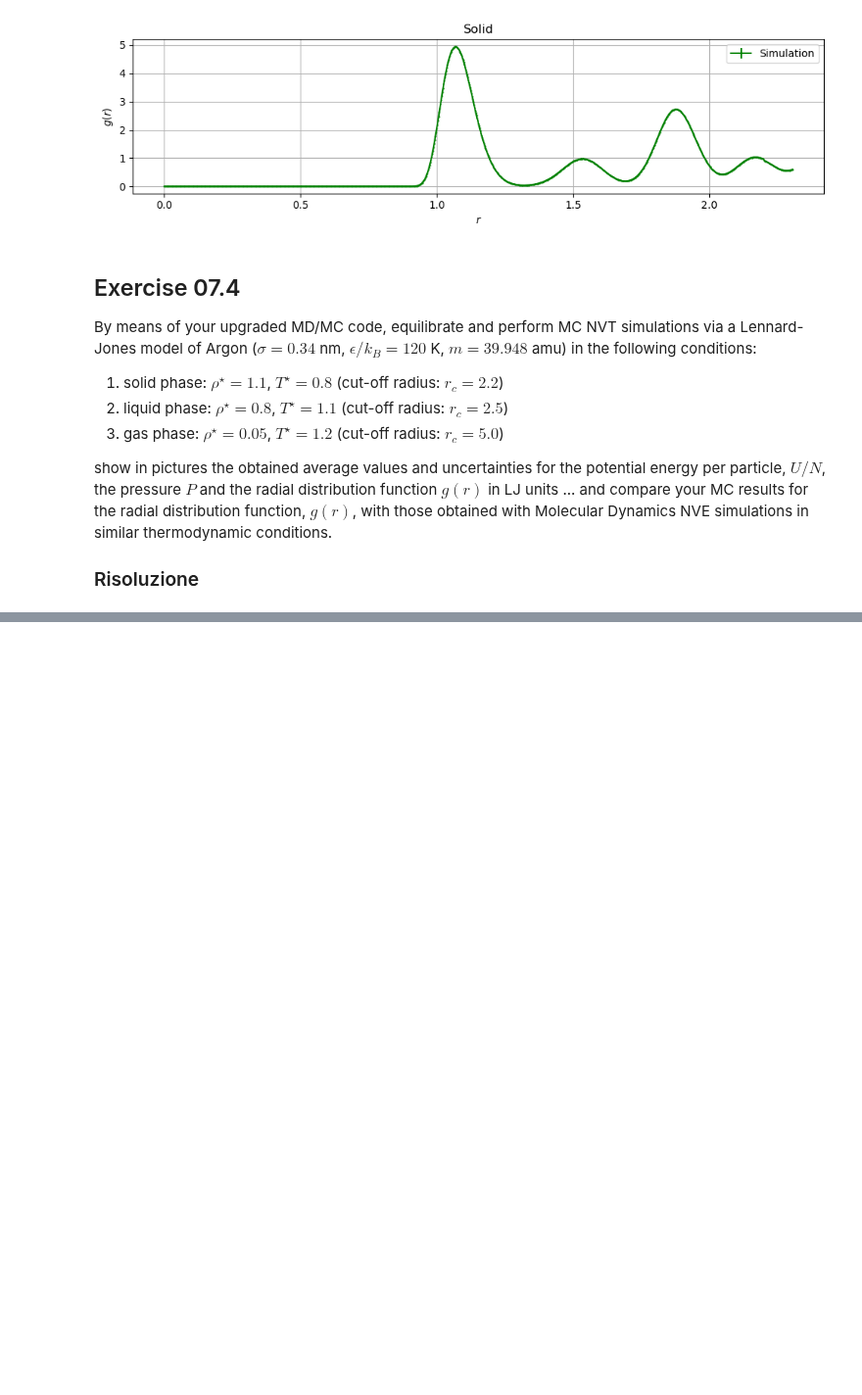
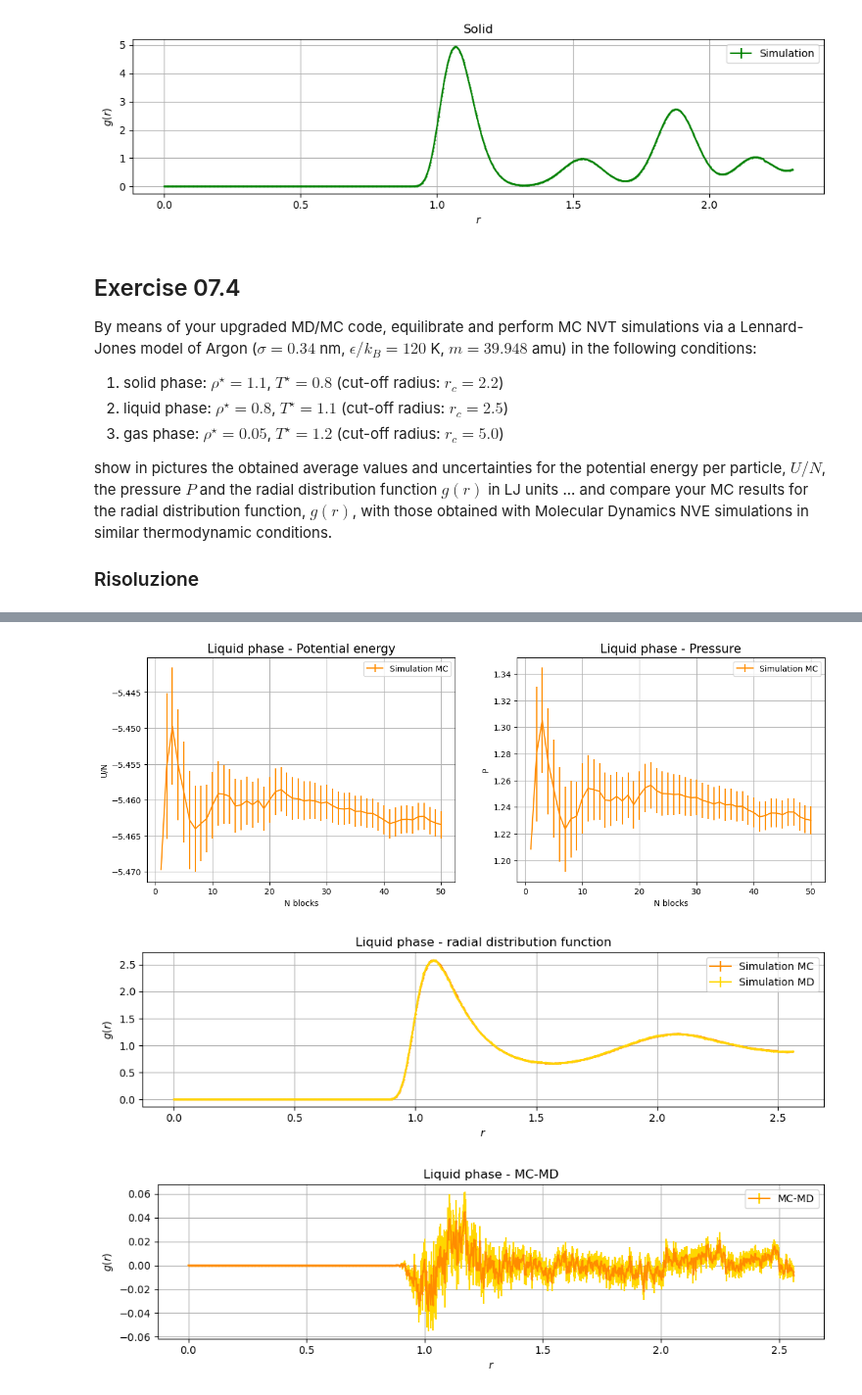
Before and after one commit to matteopicciolini/Numeric-Simulation-Laboratory, a Jupyter notebook: JupyterNotebooks/Exercises_07.ipynb, the cells around one changed output, grey strips where cells are left out. Shown at 98% size. Drawn from its saved outputs; the diff is of its cells as text; code cells hidden in the pictures; blank space fills up the shorter version.

```diff
--- a/JupyterNotebooks/Exercises_07.ipynb
+++ b/JupyterNotebooks/Exercises_07.ipynb
@@ -390,0 +357,64 @@ plt.show()
+# %%
+#LIQUID
+fig, axs = plt.subplots(1, 2, figsize = (15, 5))
+#plot 1
+x_label, progressive_sum, progressive_error = np.loadtxt('../Data/07.1_MC_liquid_1.10_epot.dat',
+                                                          unpack = True, usecols = (0, 2, 3))
+axs[0].errorbar(x_label, progressive_sum, yerr = progressive_error,
+                label = "Simulation MC", color = 'darkorange')
+axs[0].set_xlabel('N blocks')
+axs[0].set_ylabel('U/N')
+axs[0].grid(True)
+axs[0].set_title('Liquid phase - Potential energy', fontsize = 15)
+axs[0].legend()
+
+#plot 2
+x_label, progressive_sum, progressive_error = np.loadtxt('../Data/07.1_MC_liquid_1.10_press.dat',
+                                                          unpack = True, usecols = (0, 2, 3))
+axs[1].errorbar(x_label, progressive_sum, yerr = progressive_error,
+                label = "Simulation MC", color = 'darkorange')
+axs[1].set_ylabel('P')
+axs[1].set_xlabel('N blocks')
+axs[1].set_title('Liquid phase - Pressure', fontsize = 15)
+axs[1].legend()
+axs[1].grid(True)
+
+plt.show()
+
+
+#LIQUID - MD vs MC
+plt.figure(figsize = (10,3))
+x_label, progressive_sum, progressive_error = np.loadtxt('../Data/07.1_MC_liquid_1.10_finalGr.dat',
+                                                         unpack = True, usecols = (0, 1, 2))
+plt.errorbar(x_label, progressive_sum, yerr = progressive_error, marker = 'o',
+             markersize = 0.5, label = 'Simulation MC', color = 'darkorange')
+x_label_md, progressive_sum_md, progressive_error_md = np.loadtxt('../Data/07.1_MD_liquid_1.10_finalGr.dat',
+                                                         unpack = True, usecols = (0, 1, 2))
+plt.errorbar(x_label_md, progressive_sum_md, yerr = progressive_error_md, marker = 'o',
+             markersize = 0.5, label = 'Simulation MD', color = 'gold')
+plt.title('Liquid phase - radial distribution function')
+plt.ylabel('$g(r)$')
+plt.xlabel('$r$')
+plt.legend()
+plt.grid()
+
+plt.tight_layout()
+plt.show()
+
+####
+plt.figure(figsize = (10,3))
+
+plt.errorbar(x_label, progressive_sum - progressive_sum_md,
+             yerr = progressive_error + progressive_error_md, marker = 'o',
+             markersize = 0.5, label = 'MC-MD', color = 'darkorange', ecolor = 'gold')
+plt.title('Liquid phase - MC-MD')
+plt.ylabel('$g(r)$')
+plt.xlabel('$r$')
+plt.legend()
+plt.grid()
+plt.tight_layout()
+plt.show()
+# %% [output]
+[figure, added]
+[figure, added]
+[figure, added]
```
Also changed, not shown: parts of 6 cells of this notebook, 48 other files.
